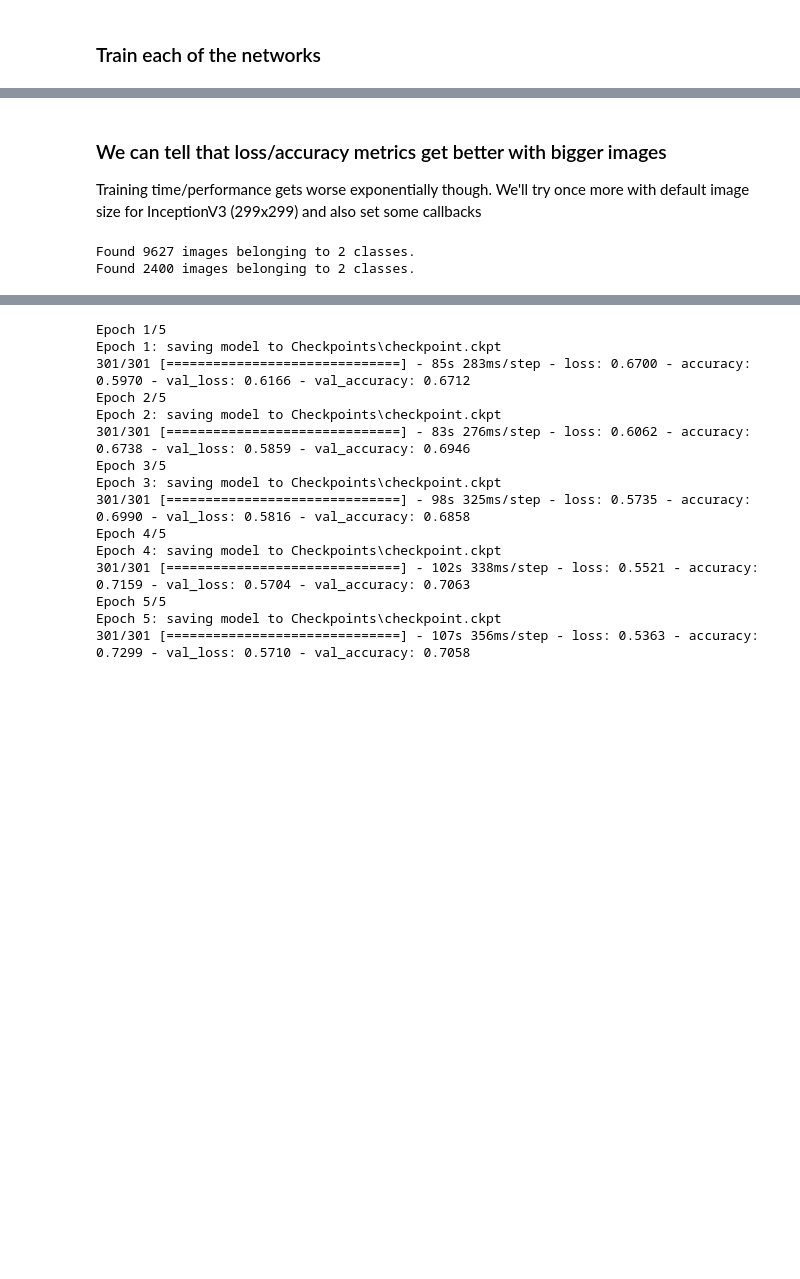
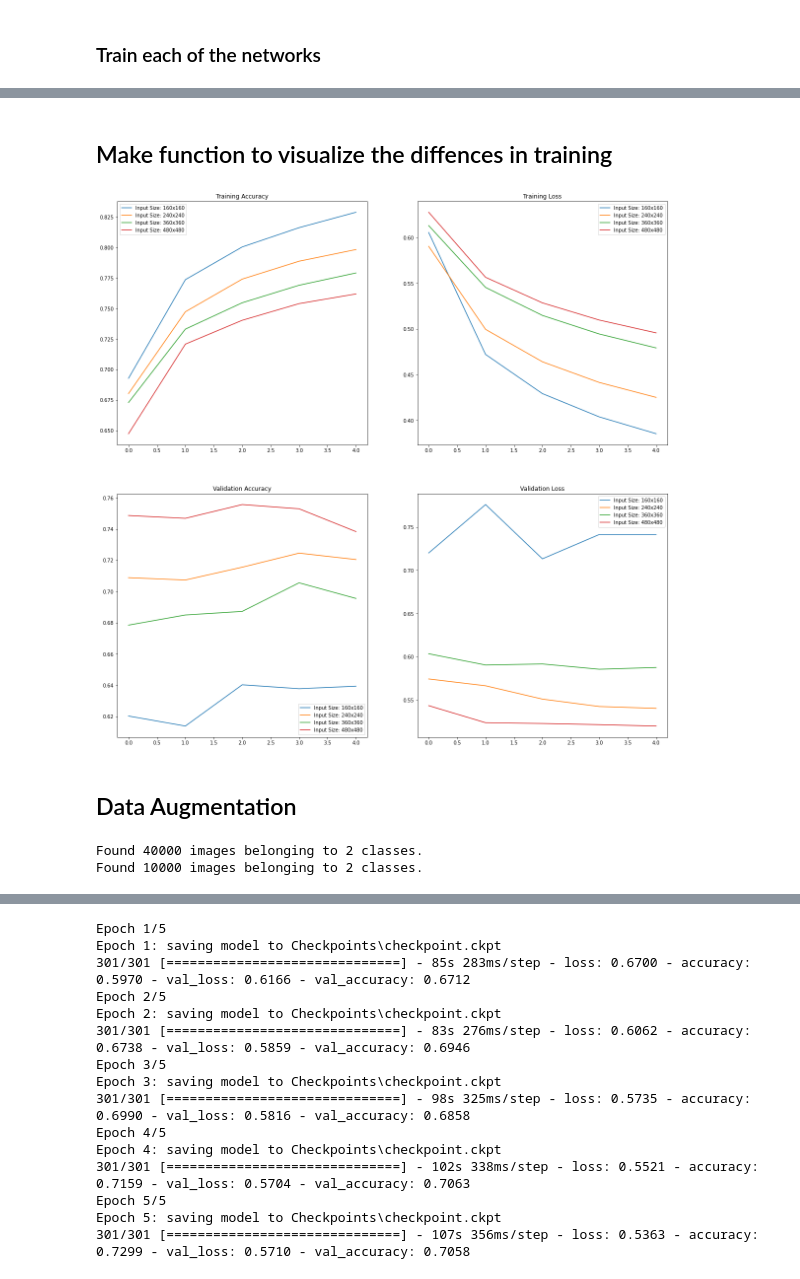
Before and after one commit to jugeekuz/Violence-Detection-Thesis, a Jupyter notebook: violence_detection_CNN_002.ipynb, the cells around one changed output, grey strips where cells are left out. Saved outputs shown, nothing was run; the diff lists cells and outputs as text; code cells hidden in the pictures; blank space fills up the shorter version.

```diff
--- a/violence_detection_CNN_002.ipynb
+++ b/violence_detection_CNN_002.ipynb
@@ -35,42 +43,42 @@ base_model_4 = tf.keras.applications.InceptionV3(include_top= False, weights= 'i
 # %% [markdown]
 ### Set our image data generators
 # %%
-train_dir_RWF_small = 'RWF-2000 Smaller/train'
-val_dir_RWF_small = 'RWF-2000 Smaller/val'
+train_dir_RWF = 'datasets/RWF-2000 Dataframe/train'
+val_dir_RWF = 'datasets/RWF-2000 Dataframe/val'
 # %%
 from tensorflow.keras.preprocessing.image import ImageDataGenerator
 train_datagen = ImageDataGenerator(rescale=1./255)
 valid_datagen = ImageDataGenerator(rescale=1./255)
 
-train_data_160 = train_datagen.flow_from_directory(directory=train_dir_RWF_small,
+train_data_160 = train_datagen.flow_from_directory(directory=train_dir_RWF,
                                                                             target_size=(160,160),
                                                                             class_mode="binary",
                                                                             batch_size=32)
-test_data_160 = valid_datagen.flow_from_directory(directory=val_dir_RWF_small,
+test_data_160 = valid_datagen.flow_from_directory(directory=val_dir_RWF,
                                                                            target_size=(160,160),
                                                                            class_mode="binary")
 
-train_data_240 = train_datagen.flow_from_directory(directory=train_dir_RWF_small,
+train_data_240 = train_datagen.flow_from_directory(directory=train_dir_RWF,
                                                                             target_size=(240,240),
                                                                             class_mode="binary",
                                                                             batch_size=32)
-test_data_240 = valid_datagen.flow_from_directory(directory=val_dir_RWF_small,
+test_data_240 = valid_datagen.flow_from_directory(directory=val_dir_RWF,
                                                                            target_size=(240,240),
                                                                            class_mode="binary")
 
-train_data_360 = train_datagen.flow_from_directory(directory=train_dir_RWF_small,
+train_data_360 = train_datagen.flow_from_directory(directory=train_dir_RWF,
                                                                             target_size=(360,360),
                                                                             class_mode="binary",
                                                                             batch_size=32)
-test_data_360 = valid_datagen.flow_from_directory(directory=val_dir_RWF_small,
+test_data_360 = valid_datagen.flow_from_directory(directory=val_dir_RWF,
                                                                            target_size=(360,360),
                                                                            class_mode="binary")
 
-train_data_480 = train_datagen.flow_from_directory(directory=train_dir_RWF_small,
+train_data_480 = train_datagen.flow_from_directory(directory=train_dir_RWF,
                                                                             target_size=(480,480),
                                                                             class_mode="binary",
                                                                             batch_size=32)
-test_data_480 = valid_datagen.flow_from_directory(directory=val_dir_RWF_small,
+test_data_480 = valid_datagen.flow_from_directory(directory=val_dir_RWF,
                                                                            target_size=(480,480),
                                                                            class_mode="binary")
 # %% [output]
@@ -158,3 +151,2 @@ ut.Visualize.plot_loss_curves(histories, titles, (10,5))
-# %% [markdown]
-### We can tell that loss/accuracy metrics get better with bigger images
-Training time/performance gets worse exponentially though. We'll try once more with default image size for InceptionV3 (299x299) and also set some callbacks
+# %% [markdown]
+## Make function to visualize the diffences in training
@@ -160,0 +194,9 @@ Training time/performance gets worse exponentially though. We'll try once more w
+# %%
+histories = [history_1,history_2,history_3,history_4]
+labels = ["Input Size: 160x160","Input Size: 240x240","Input Size: 360x360","Input Size: 480x480"]
+# %%
+compare_training_histories(histories,labels)
+# %% [output]
+[figure, added]
+# %% [markdown]
+## Data Augmentation
@@ -161,18 +207,18 @@ Training time/performance gets worse exponentially though. We'll try once more w
+# %%
+train_data_240 = train_datagen.flow_from_directory(directory=train_dir_RWF,
+                                                                            target_size=(240,240),
+                                                                            class_mode="binary",
+                                                                            batch_size=32)
+test_data_240 = valid_datagen.flow_from_directory(directory=val_dir_RWF,
+                                                                           target_size=(240,240),
+                                                                           class_mode="binary")
+# %% [output]
+Found 40000 images belonging to 2 classes.
+Found 10000 images belonging to 2 classes.
 # %%
-train_data_299 = train_datagen.flow_from_directory(directory=train_dir_RWF_small,
-                                                                            target_size=(299,299),
-                                                                            class_mode="binary",
-                                                                            batch_size=32)
-test_data_299 = valid_datagen.flow_from_directory(directory=val_dir_RWF_small,
-                                                                           target_size=(299,299),
-                                                                           class_mode="binary")
-
-base_model_5 = tf.keras.applications.InceptionV3(include_top= False, weights= 'imagenet', input_shape=(299,299,3))
+base_model_5 = tf.keras.applications.InceptionV3(include_top= False, weights= 'imagenet', input_shape=(240,240,3))
 base_model_5.trainable = False
 pool = GlobalAveragePooling2D()(base_model_5.output)
 output = Dense(2, activation = 'softmax')(pool)
 model_5 = Model(inputs = base_model_5.input, outputs= output)
 model_5.compile(loss='sparse_categorical_crossentropy', optimizer= optimizers.SGD(lr = LR, momentum= MOMENTUM),metrics=['accuracy'])
-# %% [output]
-Found 9627 images belonging to 2 classes.
-Found 2400 images belonging to 2 classes.
```
Also changed, not shown: parts of 21 cells of this notebook, 6 other files.
